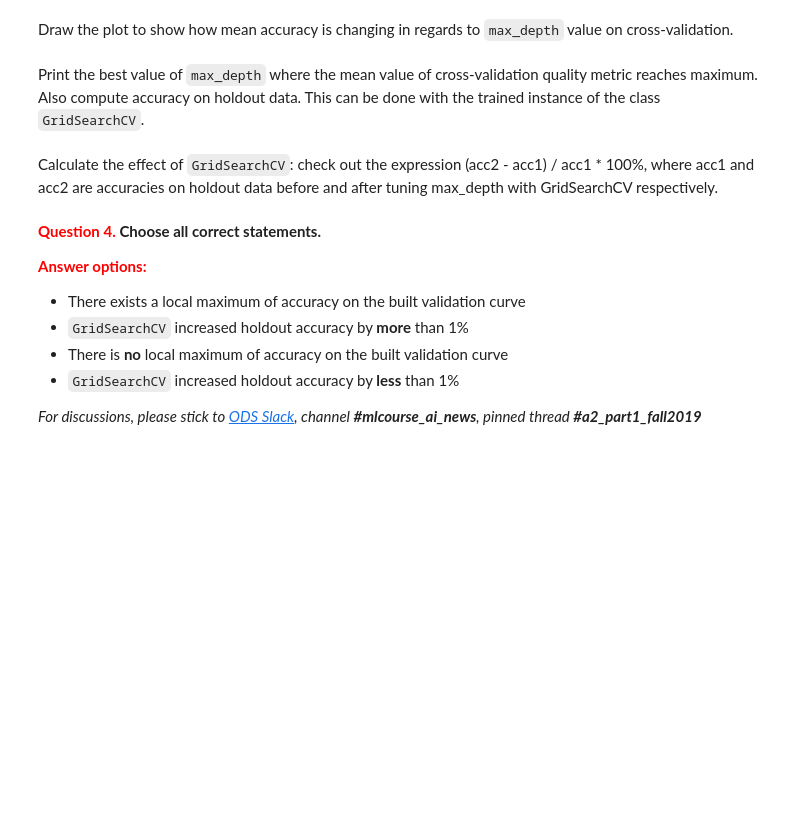
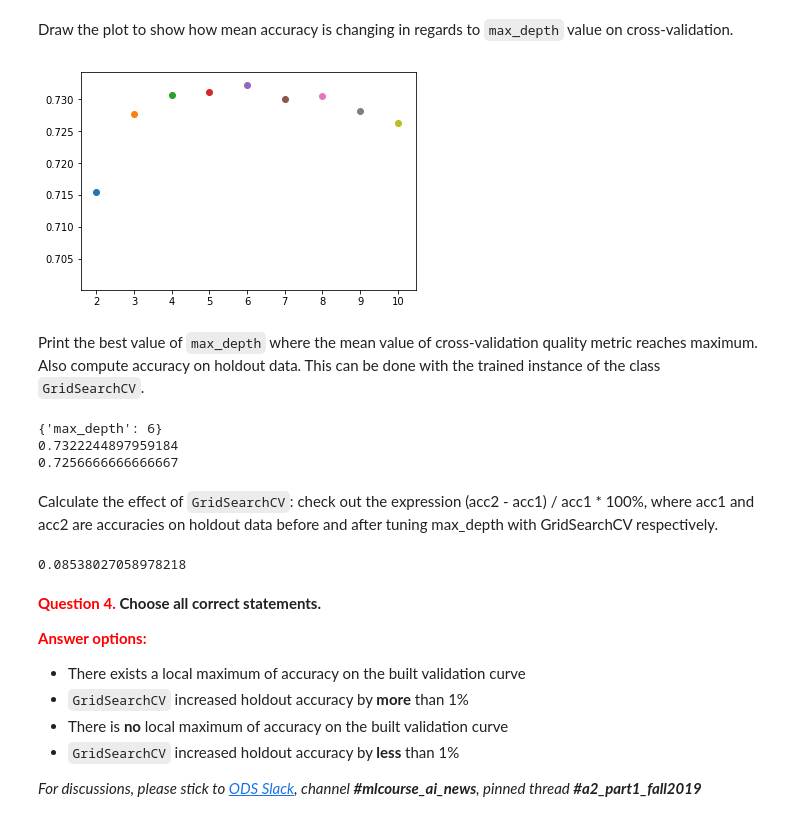
Before and after one commit to bukashu/mlcourse.ai, a Jupyter notebook: jupyter_english/assignments_fall2019/assignment2_part1_decision_trees.ipynb, the cells around one changed output. Saved outputs shown, nothing was run; the diff lists cells and outputs as text; code cells hidden in the pictures; blank space fills up the shorter version.

```diff
--- a/jupyter_english/assignments_fall2019/assignment2_part1_decision_trees.ipynb
+++ b/jupyter_english/assignments_fall2019/assignment2_part1_decision_trees.ipynb
@@ -269,11 +263,11 @@ X_columns = ['age','gender','height','weight','ap_hi','ap_lo','smoke','alco','ac
 y_column = ['cardio']
 X = df[X_columns]
 y = df[y_column]
-X_train, X_valid, y_train, y_valid = train_test_split(X,y, test_size = 0.7, random_state = 17)
+X_train, X_valid, y_train, y_valid = train_test_split(X,y, train_size = 0.7, random_state = 17)
 
 cardio_tree = DecisionTreeClassifier(max_depth=3, random_state=17)
-cardio_tree.fit(X_train,y_train)
-cardio_tree_pred = cardio_tree.predict(X_valid)
+cardio_tree.fit(X_train,y_train) #train decision tree classifier
+y_pred = cardio_tree.predict(X_valid) #predict response for test dataset
 
 import pydotplus #
 from sklearn.tree import export_graphviz
@@ -324,4 +322,5 @@ Set up the depth of the tree using cross-validation on the dataset `(X_train, y_
 # %%
 tree_params = {'max_depth': list(range(2, 11))}
 
-tree_grid = GridSearchCV # You code here
+tree_grid = GridSearchCV(cardio_tree, tree_params, cv = 5, n_jobs=-1, verbose= True)
+tree_grid.fit(X_train, y_train)
@@ -332,2 +343,12 @@ Draw the plot to show how mean accuracy is changing in regards to `max_depth` va
+# %%
+# You code here
+scores = tree_grid.cv_results_['mean_test_score']
+scores = np.array(scores).reshape(len(tree_params['max_depth']))
+
+for i in range(len(tree_params['max_depth'])):
+    plt.scatter(tree_params['max_depth'][i],scores[i])
+plt.show()
+# %% [output]
+[figure, added]
 # %% [markdown]
 Print the best value of `max_depth` where the mean value of cross-validation quality metric reaches maximum. Also compute accuracy on holdout data. This can be done with the trained instance of the class `GridSearchCV`.
@@ -336,2 +355,11 @@ Print the best value of `max_depth` where the mean value of cross-validation qua
+# %%
+print(tree_grid.best_params_) #Parameter setting that gave the best results on the hold out data.
+print(tree_grid.best_score_) #Mean cross-validated score of the best_estimator
+acc2 = accuracy_score(y_valid, tree_grid.predict(X_valid))
+print(acc2)
+# %% [output]
+{'max_depth': 6}
+0.7322244897959184
+0.7256666666666667
 # %% [markdown]
 Сalculate the effect of `GridSearchCV`: check out the expression (acc2 - acc1) / acc1 * 100%, where acc1 and acc2 are accuracies on holdout data before and after tuning max_depth with GridSearchCV respectively.
@@ -340,3 +366,7 @@ Print the best value of `max_depth` where the mean value of cross-validation qua
+# %%
+print(100*(acc2-acc1)/acc1)
+# %% [output]
+0.08538027058978218
 # %% [markdown]
 **<font color='red'>Question 4.</font> Choose all correct statements.**
 
```
Also changed, not shown: parts of 11 cells of this notebook, 2 other files.
